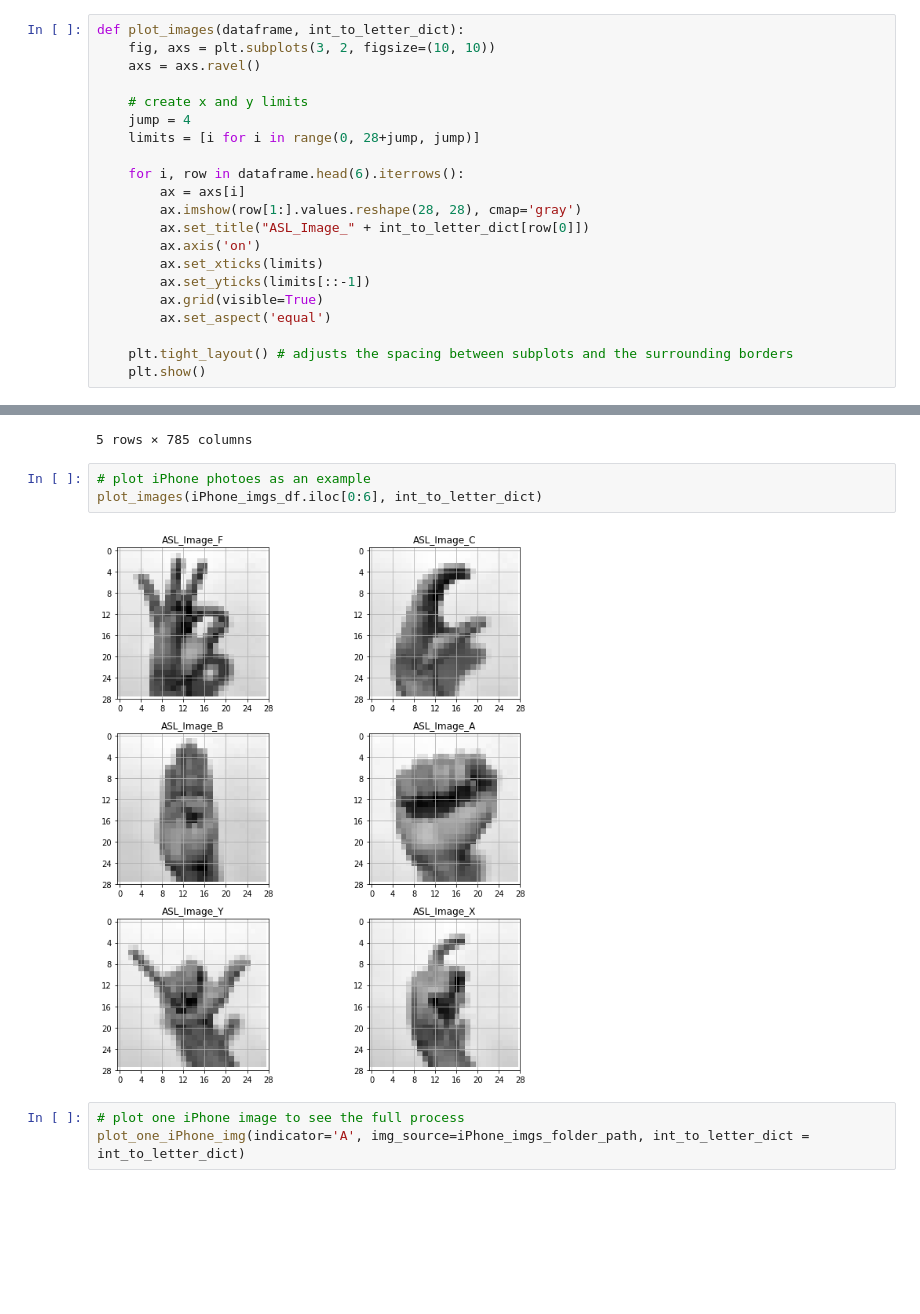
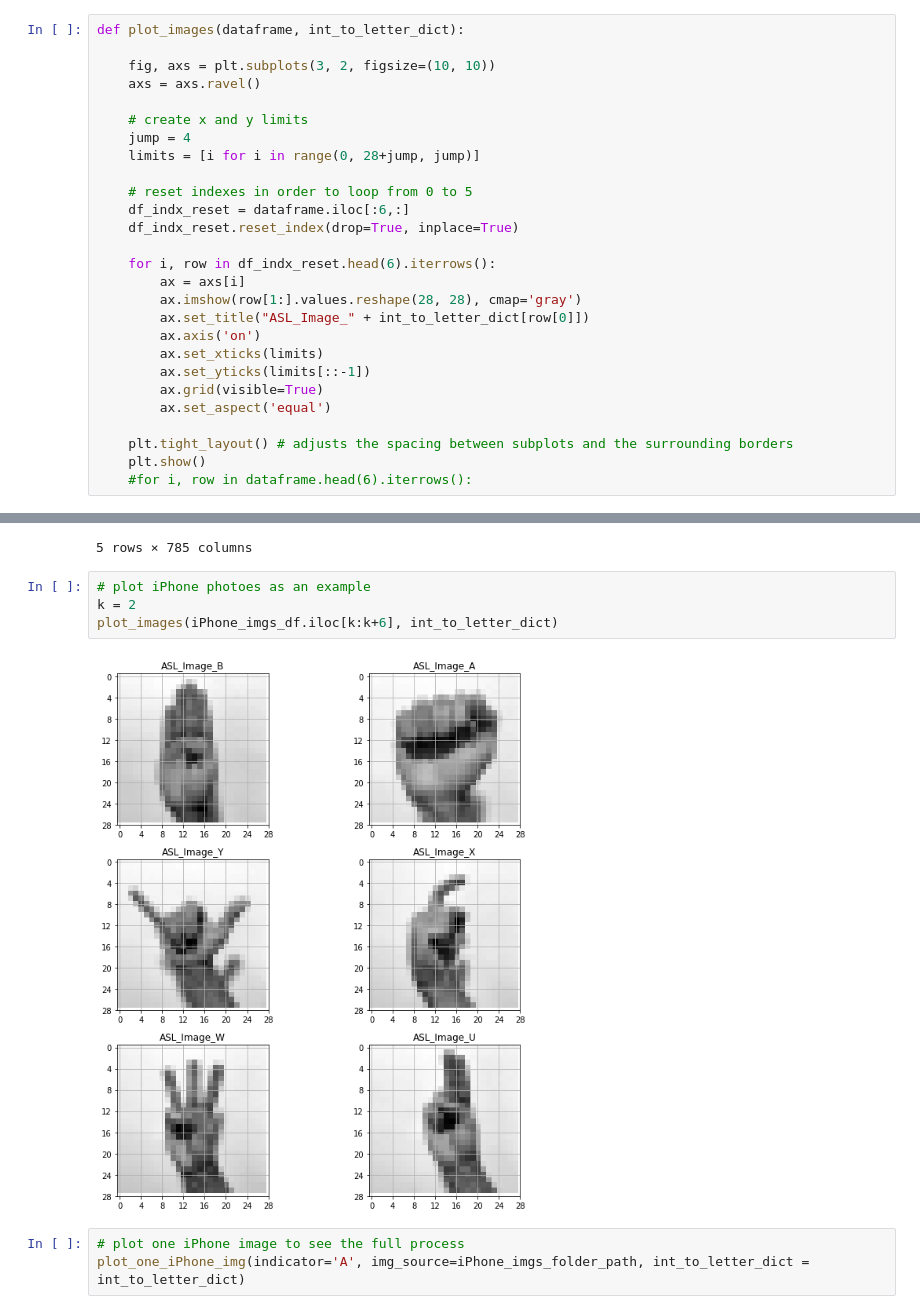
Before and after one commit to RonBartov/american-sign-language-image-classification, a Jupyter notebook: Copy_of_Deep_Learning_Final_Project_ASL_Classification.ipynb, the cells around one changed output, grey strips where cells are left out. Drawn from its saved outputs; the diff is of its cells as text; blank space fills up the shorter version.

Commit message:
fixed plot image function

```diff
--- a/Copy_of_Deep_Learning_Final_Project_ASL_Classification.ipynb
+++ b/Copy_of_Deep_Learning_Final_Project_ASL_Classification.ipynb
@@ -108,6 +108,7 @@ def process_images(imgs_path,letter_to_int_dict):
   return df
 # %%
 def plot_images(dataframe, int_to_letter_dict):
+
     fig, axs = plt.subplots(3, 2, figsize=(10, 10))
     axs = axs.ravel()
 
@@ -115,7 +116,11 @@ def plot_images(dataframe, int_to_letter_dict):
     jump = 4
     limits = [i for i in range(0, 28+jump, jump)]
 
-    for i, row in dataframe.head(6).iterrows():
+    # reset indexes in order to loop from 0 to 5
+    df_indx_reset = dataframe.iloc[:6,:]
+    df_indx_reset.reset_index(drop=True, inplace=True)
+
+    for i, row in df_indx_reset.head(6).iterrows():
         ax = axs[i]
         ax.imshow(row[1:].values.reshape(28, 28), cmap='gray')
         ax.set_title("ASL_Image_" + int_to_letter_dict[row[0]])
@@ -127,6 +132,7 @@ def plot_images(dataframe, int_to_letter_dict):
 
     plt.tight_layout() # adjusts the spacing between subplots and the surrounding borders
     plt.show()
+    #for i, row in dataframe.head(6).iterrows():
 # %% [markdown]
 # **General Background and Goals**
 
@@ -201,9 +207,10 @@ iPhone_imgs_df.head()
 5 rows × 785 columns
 # %%
 # plot iPhone photoes as an example
-plot_images(iPhone_imgs_df.iloc[0:6], int_to_letter_dict)
+k = 2
+plot_images(iPhone_imgs_df.iloc[k:k+6], int_to_letter_dict)
 # %% [output]
-[figure, old version]
+[figure, new version]
 # %%
 # plot one iPhone image to see the full process
 plot_one_iPhone_img(indicator='A', img_source=iPhone_imgs_folder_path, int_to_letter_dict = int_to_letter_dict)
```
Also changed, not shown: parts of 1 cell of this notebook.
